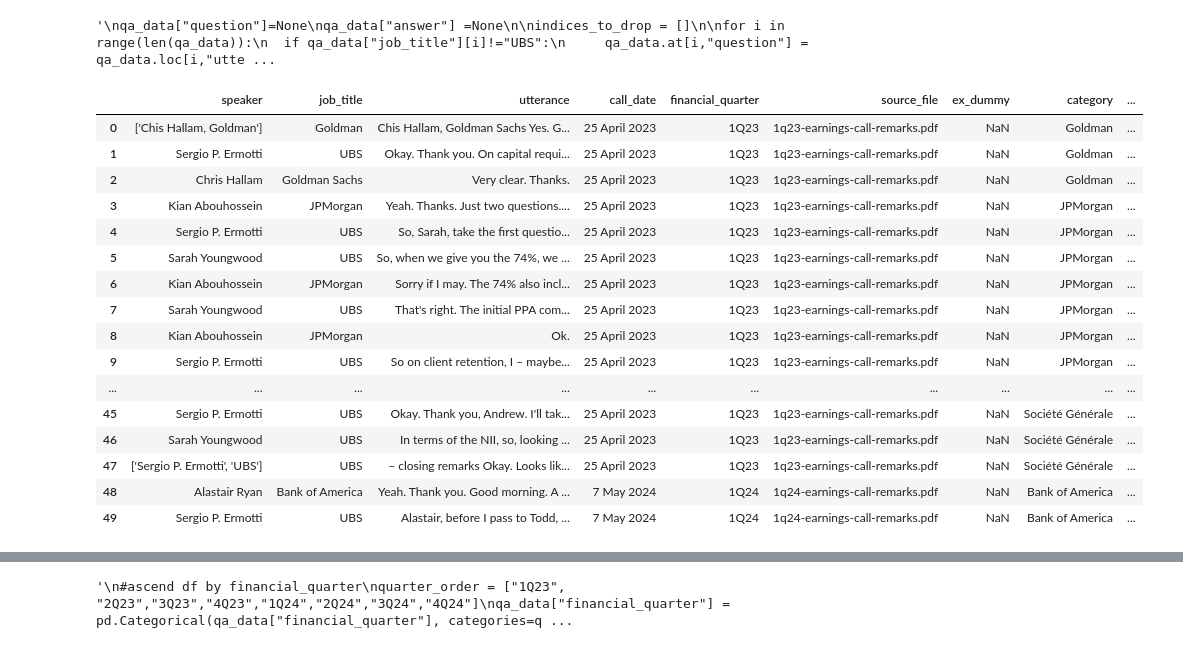
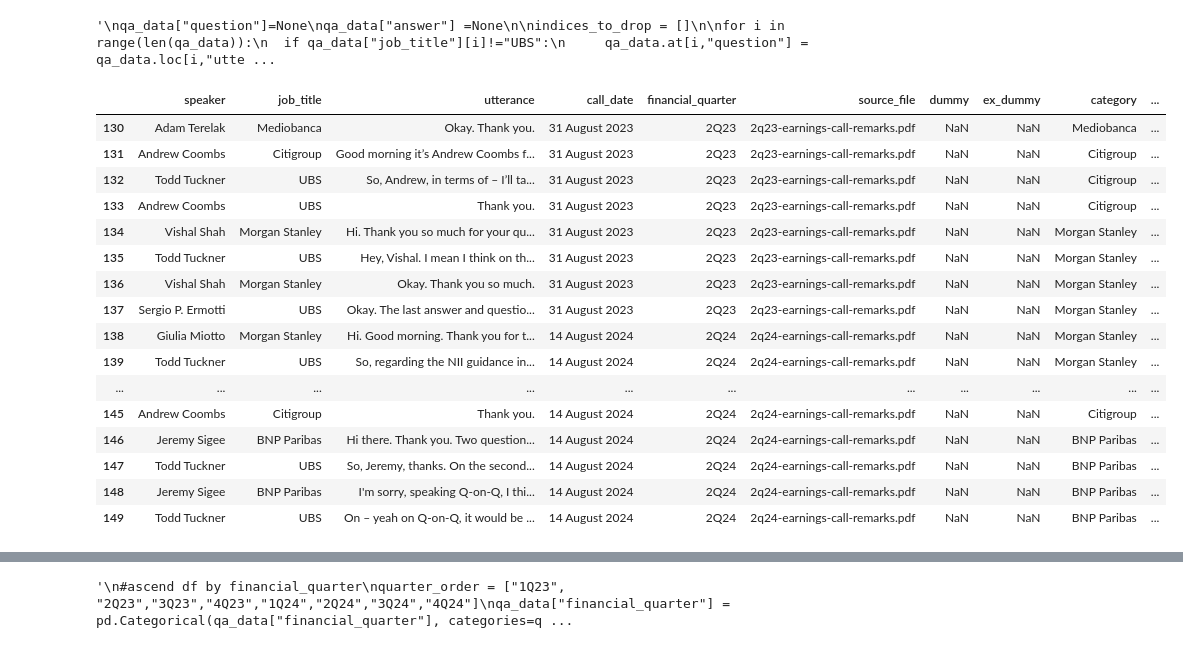
Before and after one commit to sheldonkemper/bank_of_england, a Jupyter notebook: notebooks/processed/ct_preprocessing_ubs_pairing.ipynb, the cells around one changed output, grey strips where cells are left out. Drawn from its saved outputs; the diff is of its cells as text; code cells hidden in the pictures.

```diff
--- a/notebooks/processed/ct_preprocessing_ubs_pairing.ipynb
+++ b/notebooks/processed/ct_preprocessing_ubs_pairing.ipynb
@@ -232,26 +232,26 @@ qa_data.reset_index(drop=True, inplace=True)
 """
 # %% [output]
 '\nqa_data["question"]=None\nqa_data["answer"] =None\n\nindices_to_drop = []\n\nfor i in range(len(qa_data)):\n  if qa_data["job_title"][i]!="UBS":\n     qa_data.at[i,"question"] = qa_data.loc[i,"utte ...
-# %%
-qa_data.head(50)
-# %% [output]
-|  | speaker | job_title | utterance | call_date | financial_quarter | source_file | ex_dummy | category | ... |
-| 0 | ['Chis Hallam, Goldman'] | Goldman | Chis Hallam, Goldman Sachs Yes. G... | 25 April 2023 | 1Q23 | 1q23-earnings-call-remarks.pdf | NaN | Goldman | ... |
-| 1 | Sergio P. Ermotti | UBS | Okay. Thank you. On capital requi... | 25 April 2023 | 1Q23 | 1q23-earnings-call-remarks.pdf | NaN | Goldman | ... |
-| 2 | Chris Hallam | Goldman Sachs | Very clear. Thanks. | 25 April 2023 | 1Q23 | 1q23-earnings-call-remarks.pdf | NaN | Goldman | ... |
-| 3 | Kian Abouhossein | JPMorgan | Yeah. Thanks. Just two questions.... | 25 April 2023 | 1Q23 | 1q23-earnings-call-remarks.pdf | NaN | JPMorgan | ... |
-| 4 | Sergio P. Ermotti | UBS | So, Sarah, take the first questio... | 25 April 2023 | 1Q23 | 1q23-earnings-call-remarks.pdf | NaN | JPMorgan | ... |
-| 5 | Sarah Youngwood | UBS | So, when we give you the 74%, we ... | 25 April 2023 | 1Q23 | 1q23-earnings-call-remarks.pdf | NaN | JPMorgan | ... |
-| 6 | Kian Abouhossein | JPMorgan | Sorry if I may. The 74% also incl... | 25 April 2023 | 1Q23 | 1q23-earnings-call-remarks.pdf | NaN | JPMorgan | ... |
-| 7 | Sarah Youngwood | UBS | That's right. The initial PPA com... | 25 April 2023 | 1Q23 | 1q23-earnings-call-remarks.pdf | NaN | JPMorgan | ... |
-| 8 | Kian Abouhossein | JPMorgan | Ok. | 25 April 2023 | 1Q23 | 1q23-earnings-call-remarks.pdf | NaN | JPMorgan | ... |
-| 9 | Sergio P. Ermotti | UBS | So on client retention, I – maybe... | 25 April 2023 | 1Q23 | 1q23-earnings-call-remarks.pdf | NaN | JPMorgan | ... |
-| ... | ... | ... | ... | ... | ... | ... | ... | ... | ... |
-| 45 | Sergio P. Ermotti | UBS | Okay. Thank you, Andrew. I'll tak... | 25 April 2023 | 1Q23 | 1q23-earnings-call-remarks.pdf | NaN | Société Générale | ... |
-| 46 | Sarah Youngwood | UBS | In terms of the NII, so, looking ... | 25 April 2023 | 1Q23 | 1q23-earnings-call-remarks.pdf | NaN | Société Générale | ... |
-| 47 | ['Sergio P. Ermotti', 'UBS'] | UBS | – closing remarks Okay. Looks lik... | 25 April 2023 | 1Q23 | 1q23-earnings-call-remarks.pdf | NaN | Société Générale | ... |
-| 48 | Alastair Ryan | Bank of America | Yeah. Thank you. Good morning. A ... | 7 May 2024 | 1Q24 | 1q24-earnings-call-remarks.pdf | NaN | Bank of America | ... |
-| 49 | Sergio P. Ermotti | UBS | Alastair, before I pass to Todd, ... | 7 May 2024 | 1Q24 | 1q24-earnings-call-remarks.pdf | NaN | Bank of America | ... |
+# %%
+qa_data[130:150]
+# %% [output]
+|  | speaker | job_title | utterance | call_date | financial_quarter | source_file | dummy | ex_dummy | category | ... |
+| 130 | Adam Terelak | Mediobanca | Okay. Thank you. | 31 August 2023 | 2Q23 | 2q23-earnings-call-remarks.pdf | NaN | NaN | Mediobanca | ... |
+| 131 | Andrew Coombs | Citigroup | Good morning it’s Andrew Coombs f... | 31 August 2023 | 2Q23 | 2q23-earnings-call-remarks.pdf | NaN | NaN | Citigroup | ... |
+| 132 | Todd Tuckner | UBS | So, Andrew, in terms of – I’ll ta... | 31 August 2023 | 2Q23 | 2q23-earnings-call-remarks.pdf | NaN | NaN | Citigroup | ... |
+| 133 | Andrew Coombs | UBS | Thank you. | 31 August 2023 | 2Q23 | 2q23-earnings-call-remarks.pdf | NaN | NaN | Citigroup | ... |
+| 134 | Vishal Shah | Morgan Stanley | Hi. Thank you so much for your qu... | 31 August 2023 | 2Q23 | 2q23-earnings-call-remarks.pdf | NaN | NaN | Morgan Stanley | ... |
+| 135 | Todd Tuckner | UBS | Hey, Vishal. I mean I think on th... | 31 August 2023 | 2Q23 | 2q23-earnings-call-remarks.pdf | NaN | NaN | Morgan Stanley | ... |
+| 136 | Vishal Shah | Morgan Stanley | Okay. Thank you so much. | 31 August 2023 | 2Q23 | 2q23-earnings-call-remarks.pdf | NaN | NaN | Morgan Stanley | ... |
+| 137 | Sergio P. Ermotti | UBS | Okay. The last answer and questio... | 31 August 2023 | 2Q23 | 2q23-earnings-call-remarks.pdf | NaN | NaN | Morgan Stanley | ... |
+| 138 | Giulia Miotto | Morgan Stanley | Hi. Good morning. Thank you for t... | 14 August 2024 | 2Q24 | 2q24-earnings-call-remarks.pdf | NaN | NaN | Morgan Stanley | ... |
+| 139 | Todd Tuckner | UBS | So, regarding the NII guidance in... | 14 August 2024 | 2Q24 | 2q24-earnings-call-remarks.pdf | NaN | NaN | Morgan Stanley | ... |
+| ... | ... | ... | ... | ... | ... | ... | ... | ... | ... | ... |
+| 145 | Andrew Coombs | Citigroup | Thank you. | 14 August 2024 | 2Q24 | 2q24-earnings-call-remarks.pdf | NaN | NaN | Citigroup | ... |
+| 146 | Jeremy Sigee | BNP Paribas | Hi there. Thank you. Two question... | 14 August 2024 | 2Q24 | 2q24-earnings-call-remarks.pdf | NaN | NaN | BNP Paribas | ... |
+| 147 | Todd Tuckner | UBS | So, Jeremy, thanks. On the second... | 14 August 2024 | 2Q24 | 2q24-earnings-call-remarks.pdf | NaN | NaN | BNP Paribas | ... |
+| 148 | Jeremy Sigee | BNP Paribas | I'm sorry, speaking Q-on-Q, I thi... | 14 August 2024 | 2Q24 | 2q24-earnings-call-remarks.pdf | NaN | NaN | BNP Paribas | ... |
+| 149 | Todd Tuckner | UBS | On – yeah on Q-on-Q, it would be ... | 14 August 2024 | 2Q24 | 2q24-earnings-call-remarks.pdf | NaN | NaN | BNP Paribas | ... |
 # %%
 filtered_data= qa_data.dropna(subset=["question"])
 # %%
```
Also changed, not shown: parts of 2 cells of this notebook.
